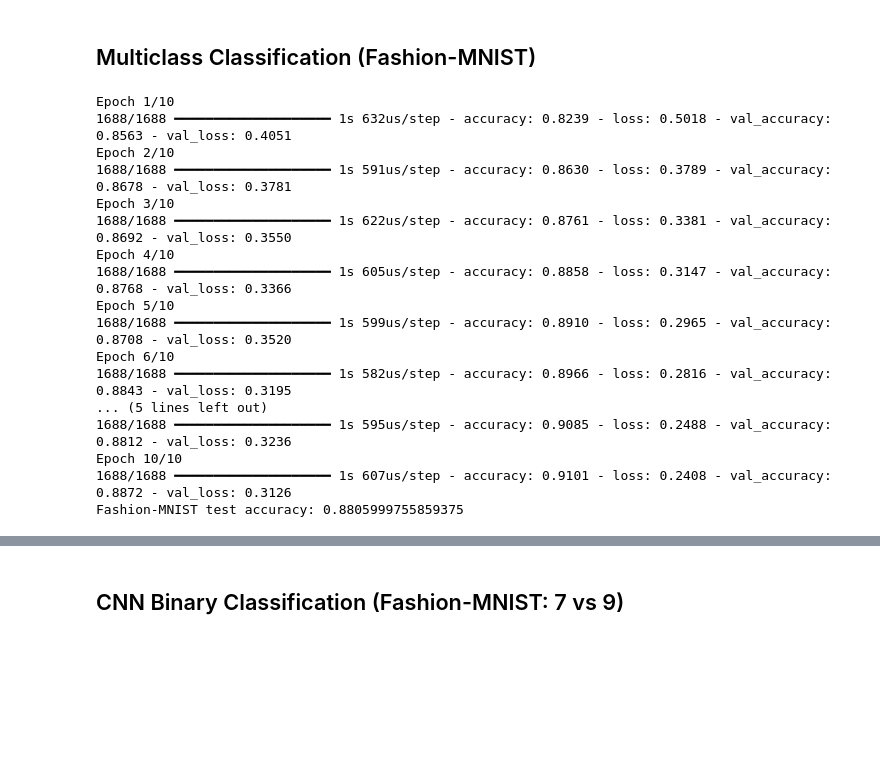
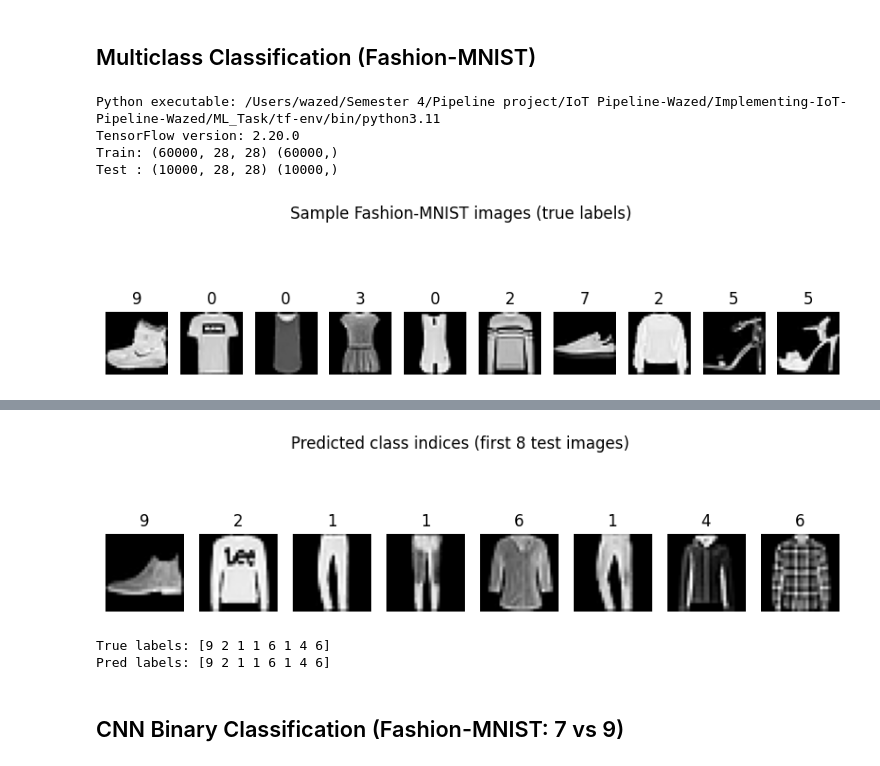
Before and after one commit to abdul-wazed/Implementing-IoT-Pipeline-Wazed, a Jupyter notebook: ML_Task/Applied_DL_TF_Part 1-2.ipynb, the cells around one changed output, grey strips where cells are left out. Saved outputs shown, nothing was run; the diff lists cells and outputs as text; code cells hidden in the pictures; blank space fills up the shorter version.

Commit message:
revised tensor flow task

```diff
--- a/ML_Task/Applied_DL_TF_Part 1-2.ipynb
+++ b/ML_Task/Applied_DL_TF_Part 1-2.ipynb
@@ -207,44 +205,77 @@ Circles test accuracy: 1.000
 # %%
 import tensorflow as tf
 import numpy as np
 import matplotlib.pyplot as plt
+import sys
 
+# Confirm environment (helps debug TensorFlow issues)
+print("Python executable:", sys.executable)
+print("TensorFlow version:", tf.__version__)
+
+# Load Fashion-MNIST
 (x_train, y_train), (x_test, y_test) = tf.keras.datasets.fashion_mnist.load_data()
 
+print("Train:", x_train.shape, y_train.shape)
+print("Test :", x_test.shape, y_test.shape)
+
+# Normalize to [0, 1]
 x_train = x_train.astype("float32") / 255.0
 x_test = x_test.astype("float32") / 255.0
 
+# Show a few training images
+plt.figure(figsize=(10, 3))
+for i in range(10):
+    plt.subplot(1, 10, i + 1)
+    plt.imshow(x_train[i], cmap="gray")
+    plt.title(int(y_train[i]))
+    plt.axis("off")
+plt.suptitle("Sample Fashion-MNIST images (true labels)")
+plt.show()
+
+# Build model
 fashion_model = tf.keras.Sequential([
     tf.keras.layers.Input(shape=(28, 28)),
     tf.keras.layers.Flatten(),
     tf.keras.layers.Dense(128, activation="relu"),
     tf.keras.layers.Dense(10, activation="softmax")
 ])
 
+# Compile
 fashion_model.compile(
     loss="sparse_categorical_crossentropy",
     optimizer="adam",
     metrics=["accuracy"]
 )
 
-fashion_model.fit(x_train, y_train, epochs=10, validation_split=0.1, verbose=1)
+# Train
+fashion_model.fit(
+    x_train, y_train,
+    epochs=10,
+    validation_split=0.1,
+    verbose=1
+)
+
+# Evaluate
 loss, acc = fashion_model.evaluate(x_test, y_test, verbose=0)
 print("Fashion-MNIST test accuracy:", acc)
+
+# Predict + show a few test predictions
+preds = fashion_model.predict(x_test[:8], verbose=0).argmax(axis=1)
+
+plt.figure(figsize=(10, 3))
+for i in range(8):
+    plt.subplot(1, 8, i + 1)
+    plt.imshow(x_test[i], cmap="gray")
+    plt.title(int(preds[i]))
+    plt.axis("off")
+plt.suptitle("Predicted class indices (first 8 test images)")
+plt.show()
+
+print("True labels:", y_test[:8])
+print("Pred labels:", preds)
 # %% [output]
-Epoch 1/10
-1688/1688 ━━━━━━━━━━━━━━━━━━━━ 1s 632us/step - accuracy: 0.8239 - loss: 0.5018 - val_accuracy: 0.8563 - val_loss: 0.4051
-Epoch 2/10
-1688/1688 ━━━━━━━━━━━━━━━━━━━━ 1s 591us/step - accuracy: 0.8630 - loss: 0.3789 - val_accuracy: 0.8678 - val_loss: 0.3781
-Epoch 3/10
-1688/1688 ━━━━━━━━━━━━━━━━━━━━ 1s 622us/step - accuracy: 0.8761 - loss: 0.3381 - val_accuracy: 0.8692 - val_loss: 0.3550
-Epoch 4/10
-1688/1688 ━━━━━━━━━━━━━━━━━━━━ 1s 605us/step - accuracy: 0.8858 - loss: 0.3147 - val_accuracy: 0.8768 - val_loss: 0.3366
-Epoch 5/10
-1688/1688 ━━━━━━━━━━━━━━━━━━━━ 1s 599us/step - accuracy: 0.8910 - loss: 0.2965 - val_accuracy: 0.8708 - val_loss: 0.3520
-Epoch 6/10
-1688/1688 ━━━━━━━━━━━━━━━━━━━━ 1s 582us/step - accuracy: 0.8966 - loss: 0.2816 - val_accuracy: 0.8843 - val_loss: 0.3195
-... (5 lines left out)
-1688/1688 ━━━━━━━━━━━━━━━━━━━━ 1s 595us/step - accuracy: 0.9085 - loss: 0.2488 - val_accuracy: 0.8812 - val_loss: 0.3236
-Epoch 10/10
-1688/1688 ━━━━━━━━━━━━━━━━━━━━ 1s 607us/step - accuracy: 0.9101 - loss: 0.2408 - val_accuracy: 0.8872 - val_loss: 0.3126
-Fashion-MNIST test accuracy: 0.8805999755859375
+Python executable: /Users/wazed/Semester 4/Pipeline project/IoT Pipeline-Wazed/Implementing-IoT-Pipeline-Wazed/ML_Task/tf-env/bin/python3.11
+TensorFlow version: 2.20.0
+Train: (60000, 28, 28) (60000,)
+Test : (10000, 28, 28) (10000,)
+[figure, added]
@@ -251,3 +299,6 @@ Fashion-MNIST test accuracy: 0.8805999755859375
+[figure, added]
+True labels: [9 2 1 1 6 1 4 6]
+Pred labels: [9 2 1 1 6 1 4 6]
 # %% [markdown]
 ## CNN Binary Classification (Fashion-MNIST: 7 vs 9)
 # %%
```
Also changed, not shown: parts of 7 cells of this notebook.
